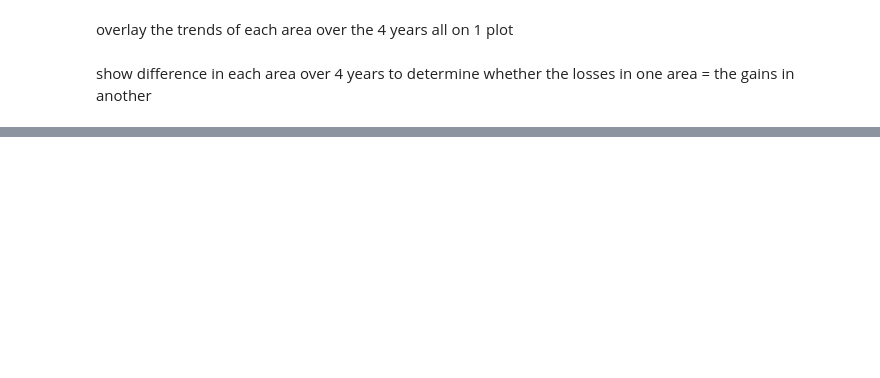
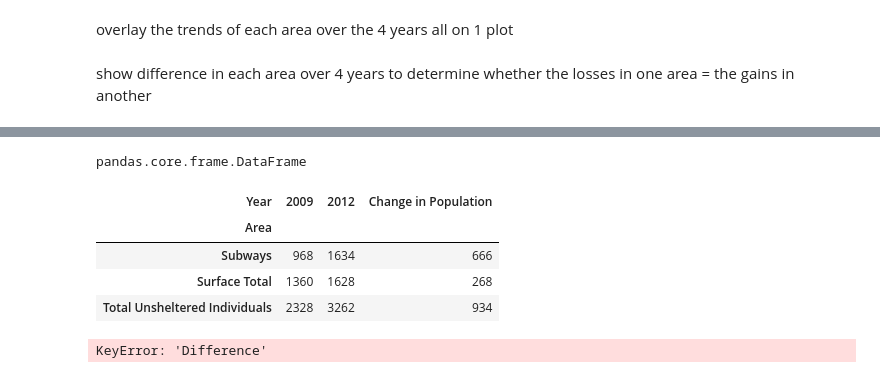
Before and after one commit to kathieking/Thinkful, a Jupyter notebook: plot5_wip.ipynb, the cells around one changed output, grey strips where cells are left out. Drawn from its saved outputs; the diff is of its cells as text; code cells hidden in the pictures; blank space fills up the shorter version.

```diff
--- a/plot5_wip.ipynb
+++ b/plot5_wip.ipynb
@@ -37,0 +84,2 @@ for each area, take 2012 (order 3) - 2009 (order 0); stack 5 boros, bar for surf
+# %%
+table = pd.pivot_table(df, values='Homeless Estimates', index=['Area'], columns=['Year'], aggfunc = 'mean')
@@ -37,0 +94,18 @@ for each area, take 2012 (order 3) - 2009 (order 0); stack 5 boros, bar for surf
+# %%
+type(table)
+# %% [output]
+pandas.core.frame.DataFrame
+# %%
+table['Change in Population'] = table[2012] - table[2009]
+# %%
+table
+# %% [output]
+| Year | 2009 | 2012 | Change in Population |
+| Area |  |  |  |
+| Subways | 968 | 1634 | 666 |
+| Surface Total | 1360 | 1628 | 268 |
+| Total Unsheltered Individuals | 2328 | 3262 | 934 |
+# %%
+table['Difference'] = table['2012'] - table['2009']
+# %% [output]
+KeyError: 'Difference'
```
Also changed, not shown: parts of 39 cells of this notebook.
